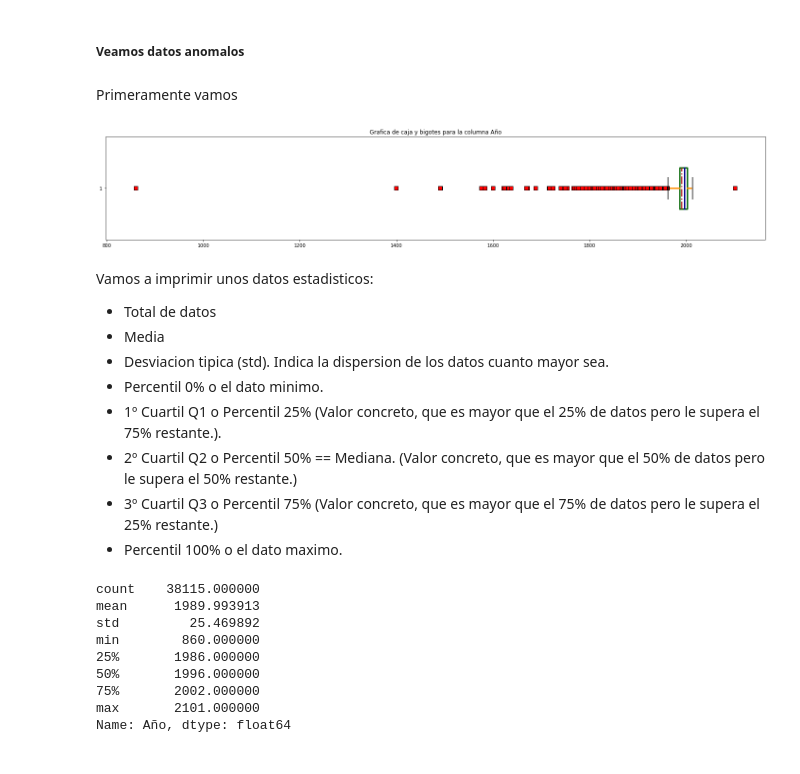
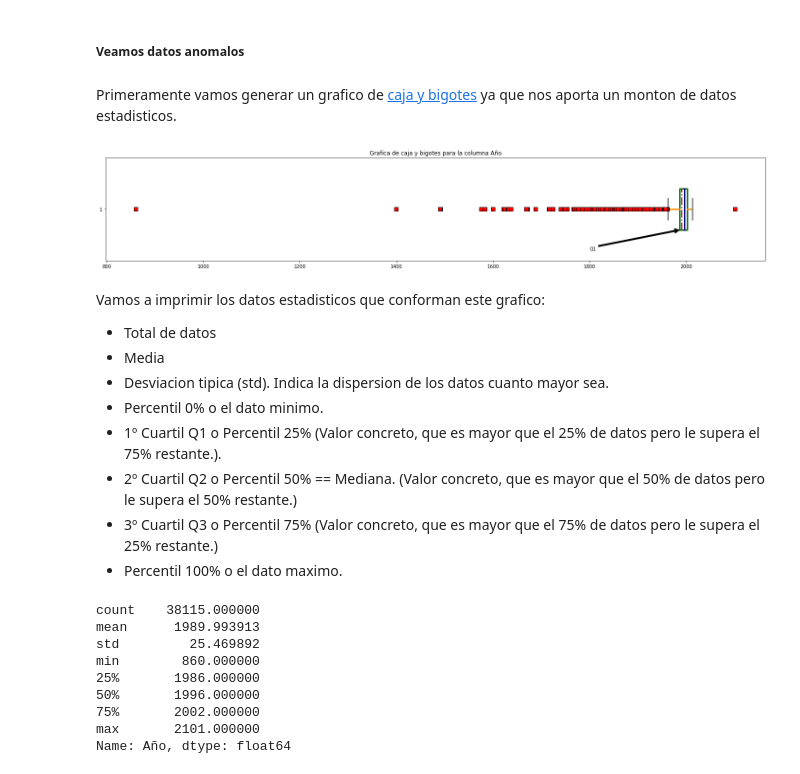
Before and after one commit to gbullido/Analisis-sobre-Dataset-Meteorite-Landings, a Jupyter notebook: Analisis_sobre_Dataset_de_meteoritos.ipynb, the cells around one changed output. Cells and saved outputs as stored; diff of their text form; code cells hidden in the pictures.

```diff
--- a/Analisis_sobre_Dataset_de_meteoritos.ipynb
+++ b/Analisis_sobre_Dataset_de_meteoritos.ipynb
@@ -478,24 +474,35 @@ Warning: total number of rows (38115) exceeds max_rows (1000). Limiting to first
 38115 rows × 10 columns
 # %% [markdown]
 ##### Veamos datos anomalos
-# %% [markdown]
-Primeramente vamos
+# %% [markdown]
+Primeramente vamos generar un grafico de [caja y bigotes](https://es.wikipedia.org/wiki/Diagrama_de_caja) ya que nos aporta un monton de datos estadisticos.
 # %%
+#Estilos y colores
 flierpropsStyle = dict(marker='s', markerfacecolor='r', markersize=8, markeredgecolor='black') #estilo para los datos atipicos
 meanspropsStyle = dict(linestyle='-.', linewidth=2.5, color='firebrick') #estilo media
 medianpropsStyle = dict(linestyle='-', linewidth=3, color='DarkBlue') #estilo mediana
 boxpropsStyle = dict(linestyle='-', linewidth=3, color='DarkGreen') #estilo caja
 whiskerpropsStyle = dict(linestyle='-', linewidth=3, color='DarkOrange') #estilo bigotes
 cappropsStyle = dict(linestyle='-', linewidth=3, color='Gray') #estilo de las caps
 
+#Creacion de grafica
 fig1, ax1 = plt.subplots(figsize = (25,4))
 ax1.set_title('Grafica de caja y bigotes para la columna Año')
 ax1.boxplot(df_Meteoritos['Año'], vert=False, widths=0.4,meanline=True, showmeans=True,boxprops=boxpropsStyle, flierprops=flierpropsStyle, meanprops=meanspropsStyle, medianprops=medianpropsStyle, whiskerprops=whiskerpropsStyle, capprops=cappropsStyle)
-plt.show()
+
+#Añadir texto
+  #Añadir Q1
+ax1.annotate('Q1', xy=(1989,0.80), xytext=(1800,0.6), arrowprops=dict(facecolor='black', shrink=0.01,linewidth=0.001))
+  #Añadir Q2
+
+  #Añadir Q3
+
+
+fig1.show()
 # %% [output]
-[figure, old version]
+[figure, new version]
 # %% [markdown]
-Vamos a imprimir unos datos estadisticos:
+Vamos a imprimir los datos estadisticos que conforman este grafico:
 
 
 *   Total de datos
```
Also changed, not shown: parts of 3 cells of this notebook.
